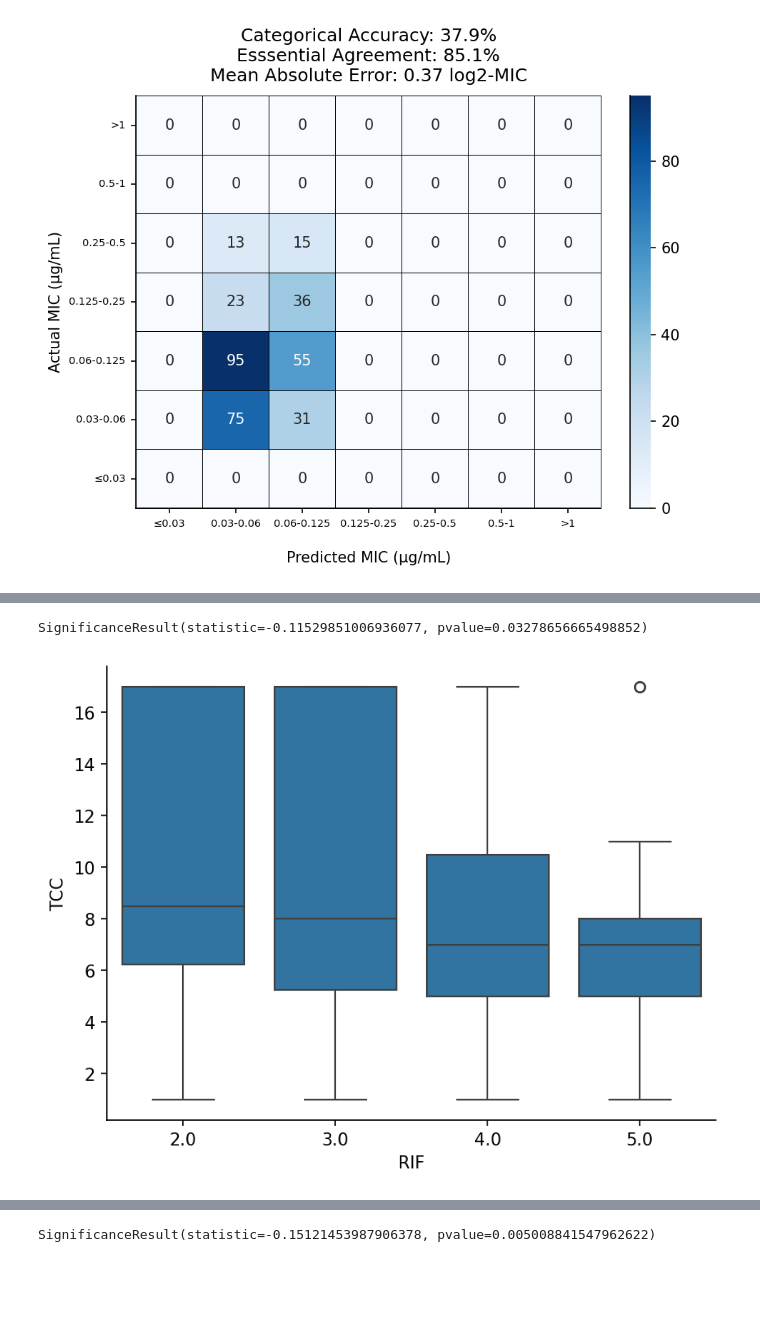
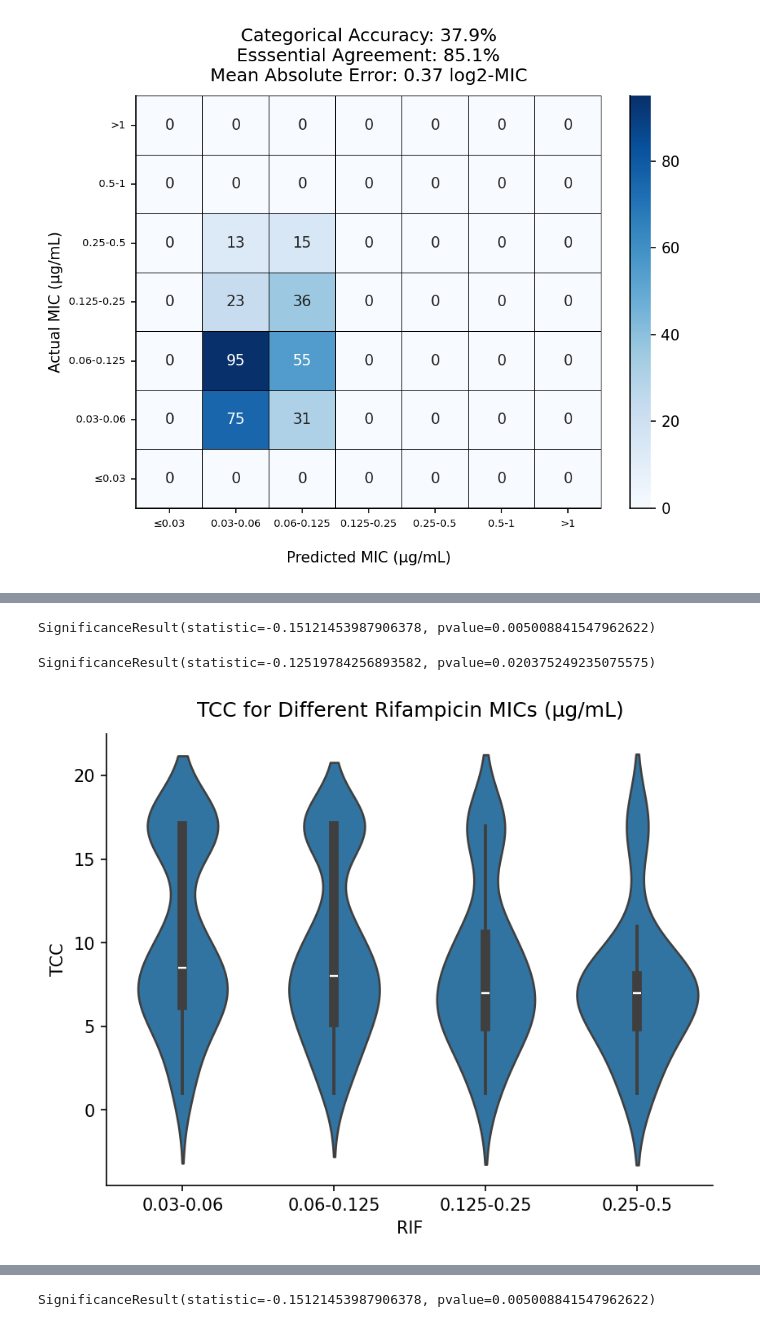
Before and after one commit to sanju99/MtbQuantCNN, a Jupyter notebook: analysis/TRUST_analysis.ipynb, the cells around one changed output, grey strips where cells are left out. Cells and saved outputs as stored; diff of their text form; code cells hidden in the pictures; blank space fills up the shorter version.

```diff
--- a/analysis/TRUST_analysis.ipynb
+++ b/analysis/TRUST_analysis.ipynb
@@ -940,4 +884,4 @@ RIF_pred = compare_predicted_actual_MIC(drug, model_path, RIF_MIC_encoding_dict,
 Keeping only 343 unique pids
 [figure]
 # %%
-RIF_pred_TCC = df_TCC[['pid', 'culture_convert', 'TCC']].merge(RIF_pred)[['pid', 'culture_convert', 'TCC', 'pred_MIC', 'log2_pred_MIC', 'RIF', 'RIF_lower_bound', 'RIF_midpoint', 'RIF_upper_bound']]
+RIF_pred_TCC = df_TCC[['pid', 'culture_convert', 'TCC']].merge(RIF_pred)[['pid', 'culture_convert', 'TCC', 'pred_MIC', 'log2_pred_MIC', 'RIF', 'RIF_lower_bound', 'RIF_midpoint', 'RIF_upper_bound', 'pred_MIC_group']]
@@ -960,15 +888,27 @@ RIF_pred_TCC
 # %%
 # predicted MIC
-st.spearmanr(RIF_pred_TCC['pred_MIC'], RIF_pred_TCC['TCC'])
+st.spearmanr(RIF_pred_TCC['RIF'], RIF_pred_TCC['TCC'])
 # %% [output]
-SignificanceResult(statistic=-0.11529851006936077, pvalue=0.03278656665498852)
+SignificanceResult(statistic=-0.15121453987906378, pvalue=0.005008841547962622)
+# %%
+# predicted MIC
+st.spearmanr(RIF_pred_TCC['pred_MIC_group'], RIF_pred_TCC['TCC'])
+# %% [output]
+SignificanceResult(statistic=-0.12519784256893582, pvalue=0.020375249235075575)
 # %%
-sns.boxplot(data=RIF_pred_TCC,
+fig, ax = plt.subplots()
+
+sns.violinplot(data=RIF_pred_TCC,
               x='RIF',
-              y='TCC'
+              y='TCC',
+            ax=ax
              )
+
+ax.set_xticks(ticks=ax.get_xticks(), labels=[RIF_label_encoding_dict[int(float(val.get_text()))] for val in ax.get_xticklabels()])
+
+plt.title("TCC for Different Rifampicin MICs (µg/mL)")
 
 sns.despine()
 plt.show()
 # %% [output]
-[figure, old version]
+[figure, new version]
```
Also changed, not shown: parts of 14 cells of this notebook, 10 other files.
